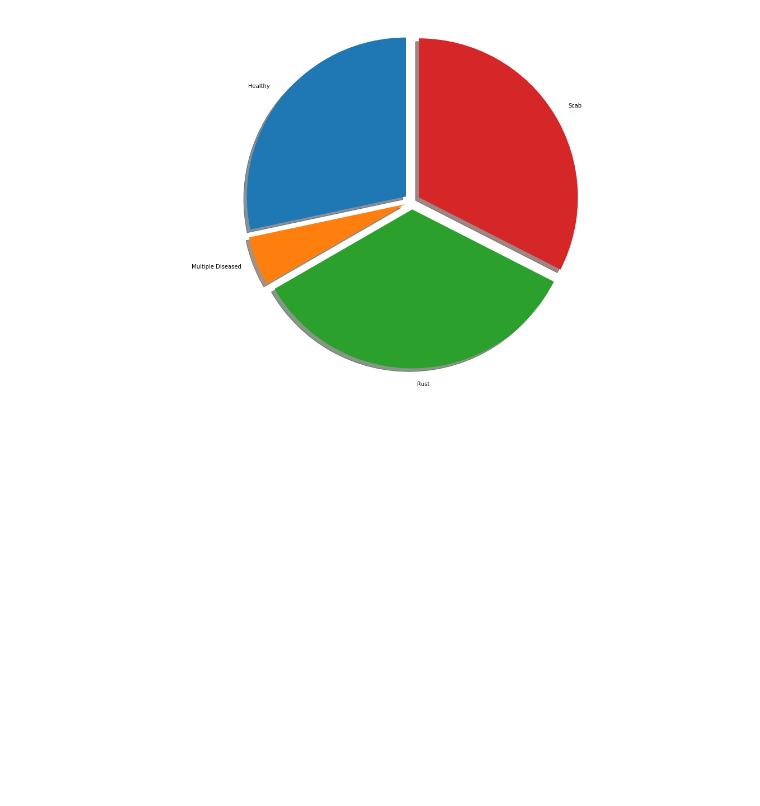
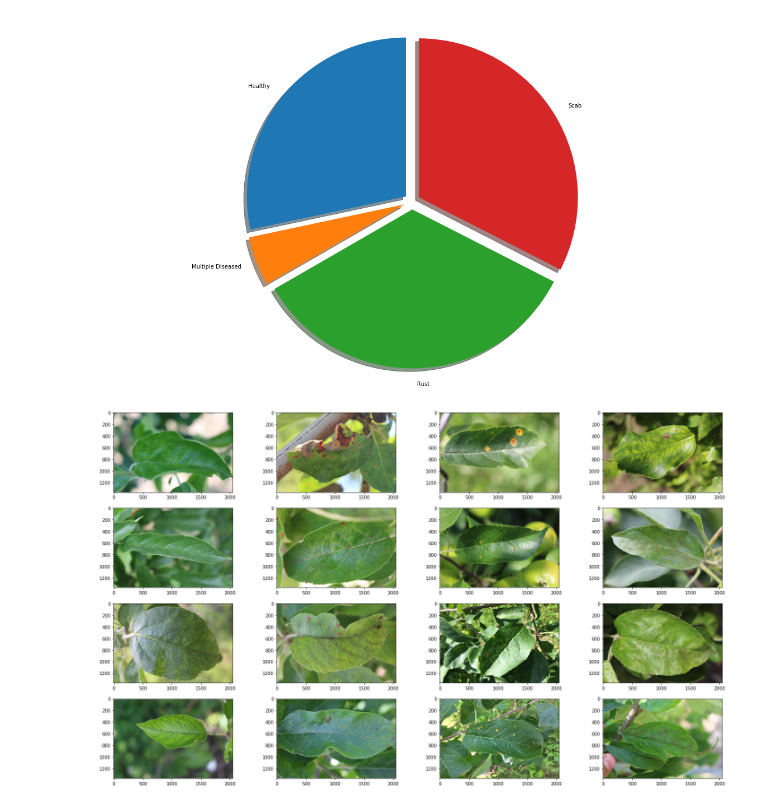
Before and after one commit to krishnan-tech/kaggle-Plant-Pathology, a Jupyter notebook: notebooks/Exploring Data.ipynb, the cells around one changed output. Saved outputs shown, nothing was run; the diff lists cells and outputs as text; code cells hidden in the pictures; blank space fills up the shorter version.

```diff
--- a/notebooks/Exploring Data.ipynb
+++ b/notebooks/Exploring Data.ipynb
@@ -103,3 +103,24 @@ ax.axis("equal") # equal aspect ratio ensures pie graph is drawn as circle
  -1.1585919775752163,
  1.1357509855075638)
 [figure]
+# %%
+fig, ax = plt.subplots(nrows = 4, ncols = 4, figsize = (25, 15))
+# ax[0, 0].imshow()
+for i in range(4):
+    ax[i,0].imshow(load_image([i for i in df_train[df_train["healthy"] == 1]['image_id']][i]))
+
+
+for i in range(4):
+    ax[i,1].imshow(load_image([i for i in df_train[df_train["multiple_diseases"] == 1]['image_id']][i]))
+
+
+for i in range(4):
+    ax[i,2].imshow(load_image([i for i in df_train[df_train["rust"] == 1]['image_id']][i]))
+
+
+for i in range(4):
+    ax[i,3].imshow(load_image([i for i in df_train[df_train["scab"] == 1]['image_id']][i]))
+
+    # healthy                         # multuple_diseases                    # rust                         # scab
+# %% [output]
+[figure, added]
```
Also changed, not shown: parts of 1 cell of this notebook, 3 other files.
